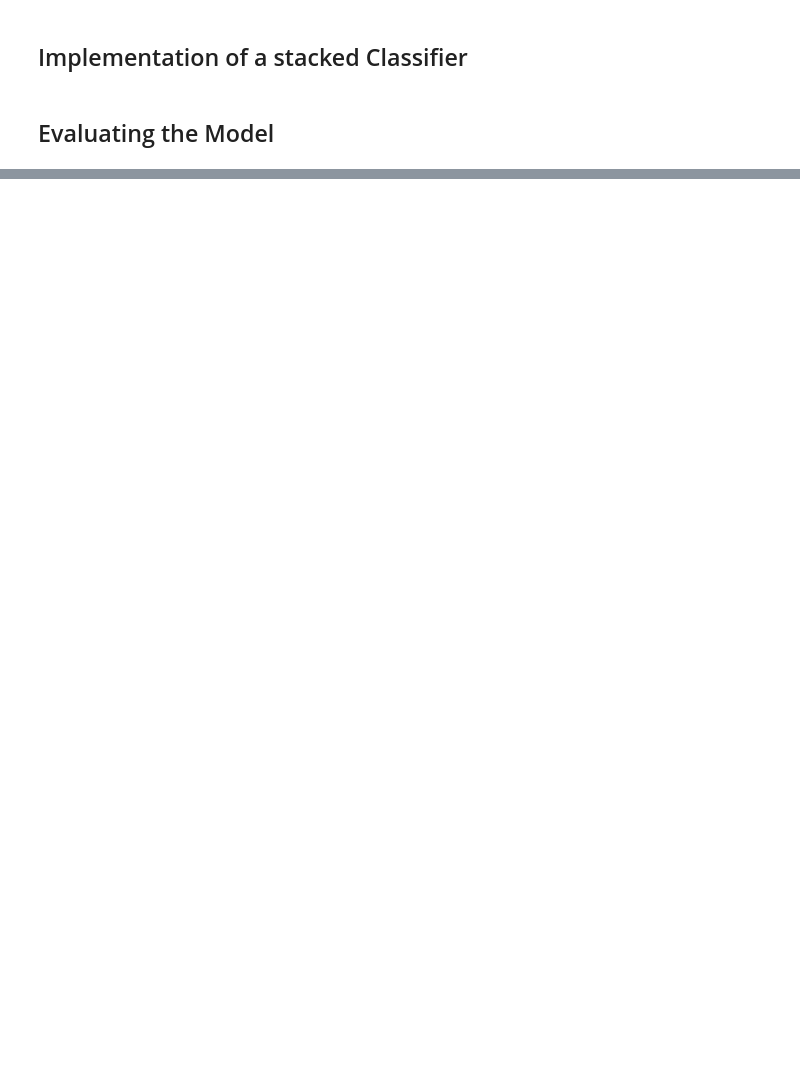
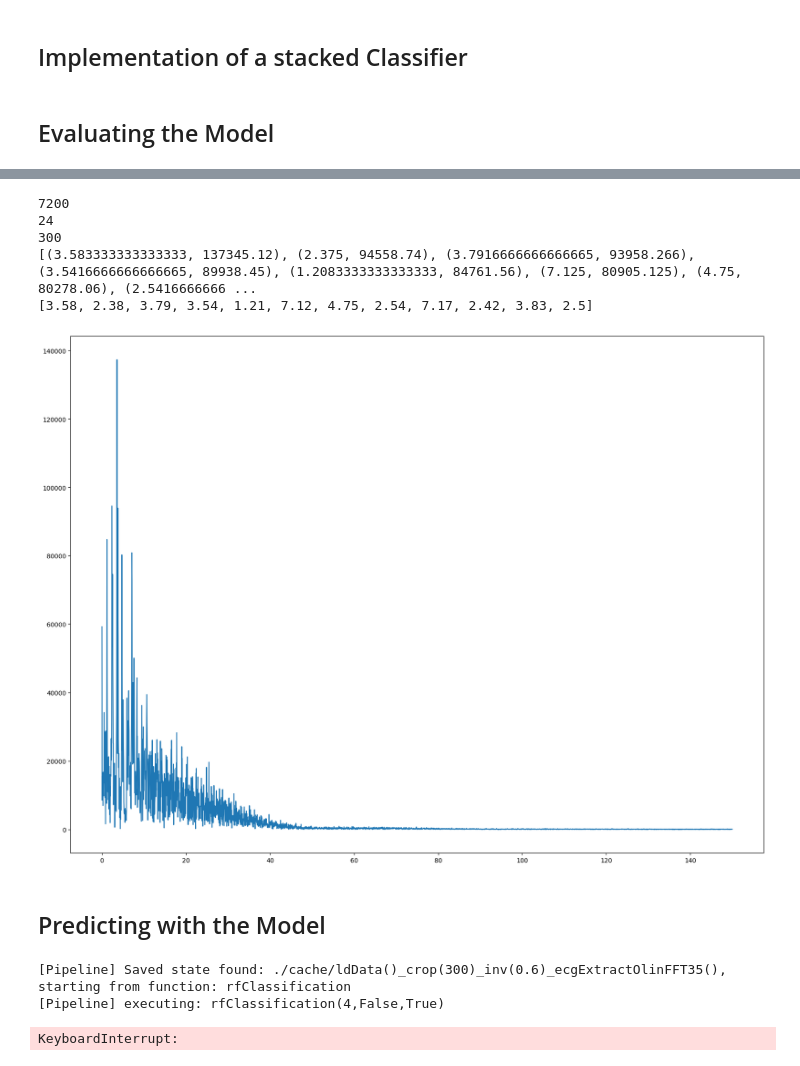
Before and after one commit to ChristopherKotthoff/AML_Task2, a Jupyter notebook: olin.ipynb, the cells around one changed output, grey strips where cells are left out. Cells and saved outputs as stored; diff of their text form; code cells hidden in the pictures; blank space fills up the shorter version.

```diff
--- a/olin.ipynb
+++ b/olin.ipynb
@@ -75,0 +89,72 @@ array([ 9.        , 12.        , 10.75      , 11.        ,  1.08972474])
+# %%
+from scipy.fft import fft, fftfreq
+import matplotlib
+
+matplotlib.rc('figure', figsize=(20, 15))
+
+nr_freq = 12
+
+SAMPLE_RATE = 300
+DURATION = int(len(this_ts)/SAMPLE_RATE)
+this_ts_mod = this_ts[:300*int(len(this_ts)/SAMPLE_RATE)]
+
+#plt.plot(this_ts_mod)
+# Number of samples in normalized_tone
+N = SAMPLE_RATE * DURATION
+print(N)
+print(DURATION)
+print(SAMPLE_RATE)
+
+yf = fft(this_ts_mod)
+xf = fftfreq(N, 1 / SAMPLE_RATE)
+
+# also add the width of the distribution of frequencies
+
+
+# get the largest frequencies
+pos_xf = xf[:int(len(xf)/2)]
+pos_yf = np.abs(yf)[:int(len(xf)/2)]
+
+tups = zip(pos_xf, pos_yf)
+sorted_tups = sorted(tups, key=lambda x: x[1], reverse=True)[:nr_freq]
+print(sorted_tups)
+most_important_freq = [round(freq, 2) for freq, intensity in sorted_tups]   # feed this as feature
+print(most_important_freq)
+
+
+plt.plot(xf[:int(len(xf)/2)], np.abs(yf)[:int(len(xf)/2)])
+#plt.plot(sorted_tups)
+plt.show()
+# %% [output]
+7200
+24
+300
+[(3.583333333333333, 137345.12), (2.375, 94558.74), (3.7916666666666665, 93958.266), (3.5416666666666665, 89938.45), (1.2083333333333333, 84761.56), (7.125, 80905.125), (4.75, 80278.06), (2.5416666666 ...
+[3.58, 2.38, 3.79, 3.54, 1.21, 7.12, 4.75, 2.54, 7.17, 2.42, 3.83, 2.5]
+[figure, added]
+# %% [markdown]
+## Predicting with the Model
+# %%
+
+hyper2 = {
+
+    "inv_threshold": 0.6,
+    "crop_location": 300,
+    "mlpClassification_epochs": 200,
+    "mlpClassification_useValidationSet": True,
+    "mlpClassification_makePrediction": False,
+    "makeTrainValSet_valPercent": 0.1,
+    "rfClassification_depth": 4,
+    "rfClassification_useValidationSet": False,
+    "rfClassification_makePrediction": True,
+    "anova_percentage": 0.7,
+    "stackedClf_useValidationSet": True,
+    "stackedClf_makePrediction": False,
+    "used_cached_stats": True
+
+}
+data = pipeline([ ldData, crop, inv, ecgExtractOlinFFT35, rfClassification, NO_DISPLAY_savePred ], hyper2, save_states_to_cache=True)
+# %% [output]
+[Pipeline] Saved state found: ./cache/ldData()_crop(300)_inv(0.6)_ecgExtractOlinFFT35(), starting from function: rfClassification
+[Pipeline] executing: rfClassification(4,False,True)
+KeyboardInterrupt:
```
Also changed, not shown: parts of 14 cells of this notebook, 3 other files.
